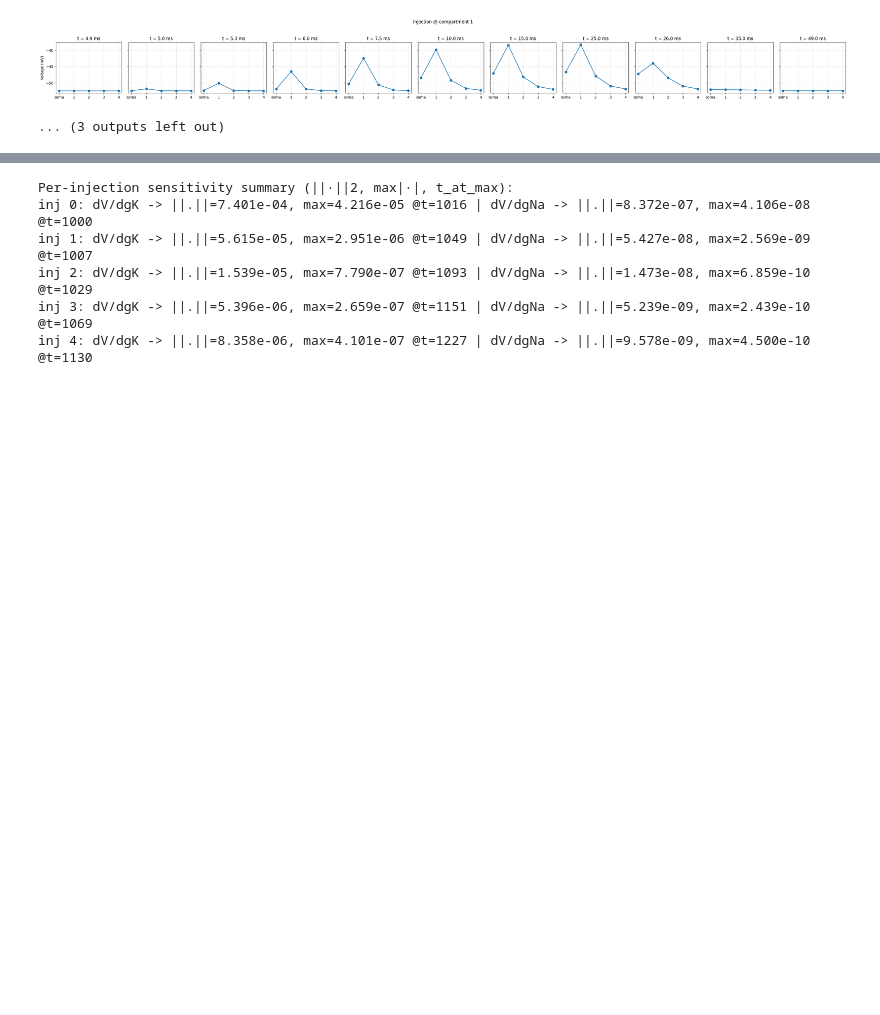
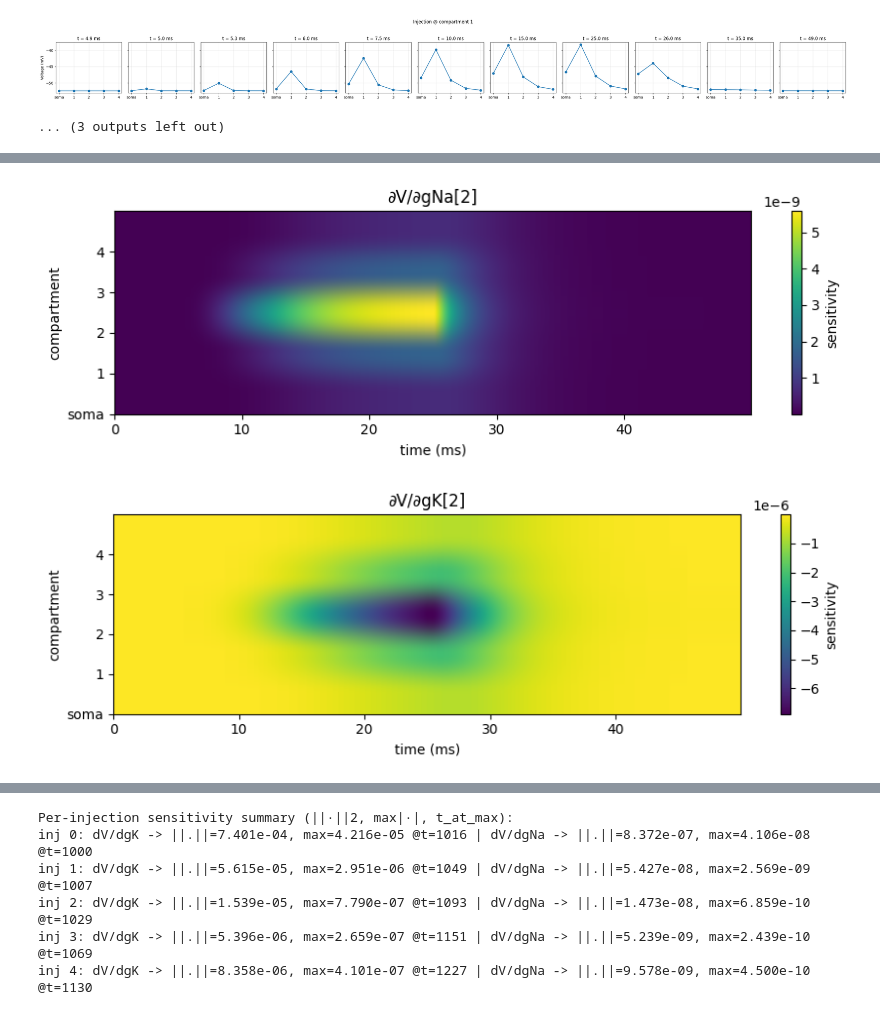
Before and after one commit to itzelts/jaxneuro, a Jupyter notebook: notebooks/003_multicomp.ipynb, the cells around one changed output, grey strips where cells are left out. Saved outputs shown, nothing was run; the diff lists cells and outputs as text; code cells hidden in the pictures; blank space fills up the shorter version.

```diff
--- a/notebooks/003_multicomp.ipynb
+++ b/notebooks/003_multicomp.ipynb
@@ -940,3 +1017,22 @@ for i, Y in enumerate(Yfull_K_by):  plot_grad_heatmap_fullstate(Y, dt, f"dV/dgK[
+# %%
+@jax.jit
+def fullstate_trace(p, I):  # (T,C)
+    return model.simulate(p, I, dt=dt)
+
+def dVfull_dp_fast(phys_params, key, idx, I):
+    tang = jax.tree_map(jnp.zeros_like, phys_params)
+    tang = {**tang, key: tang[key].at[idx].set(1.0)}
+    _, Ydot = jax.jvp(lambda p: fullstate_trace(p, I), (phys_params,), (tang,))
+    return np.asarray(Ydot)  # (T,C)
+
+Yfull_Na_by = [dVfull_dp_fast(phys_params_for_viz, "HH_gNa", i, I) for i, I in enumerate(inj_currents)]
+Yfull_K_by  = [dVfull_dp_fast(phys_params_for_viz, "HH_gK",  i, I) for i, I in enumerate(inj_currents)]
+# %%
+plot_grad_heatmap_fullstate(Yfull_Na_by[2], dt, "∂V/∂gNa[2]")
+plot_grad_heatmap_fullstate(Yfull_K_by[2],  dt, "∂V/∂gK[2]")
+# %% [output]
+[figure, added]
+[figure, added]
 # %%
 # --- extract full-state sensitivities for both params (Na, K) ---
 def extract_fullstate_all(model, phys_params, inj_currents, dt):
```
Also changed, not shown: parts of 19 cells of this notebook.
